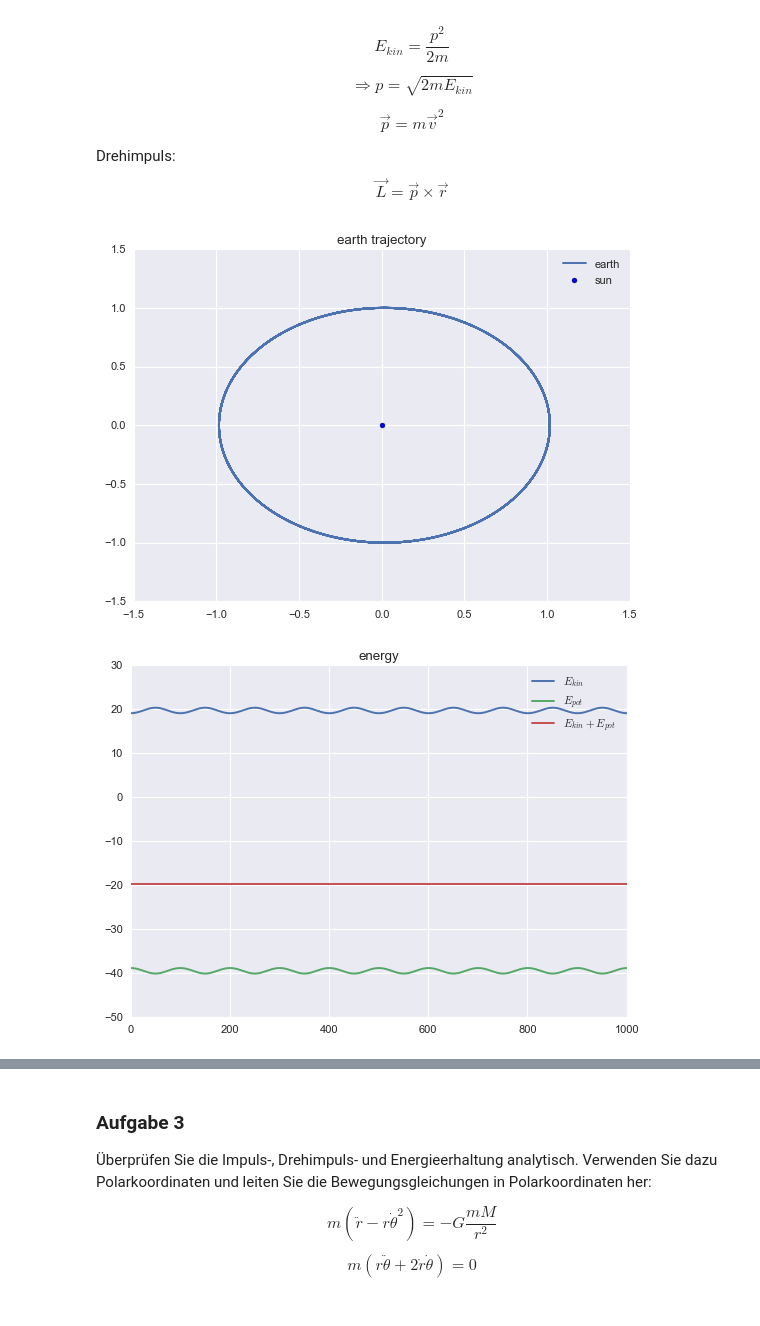
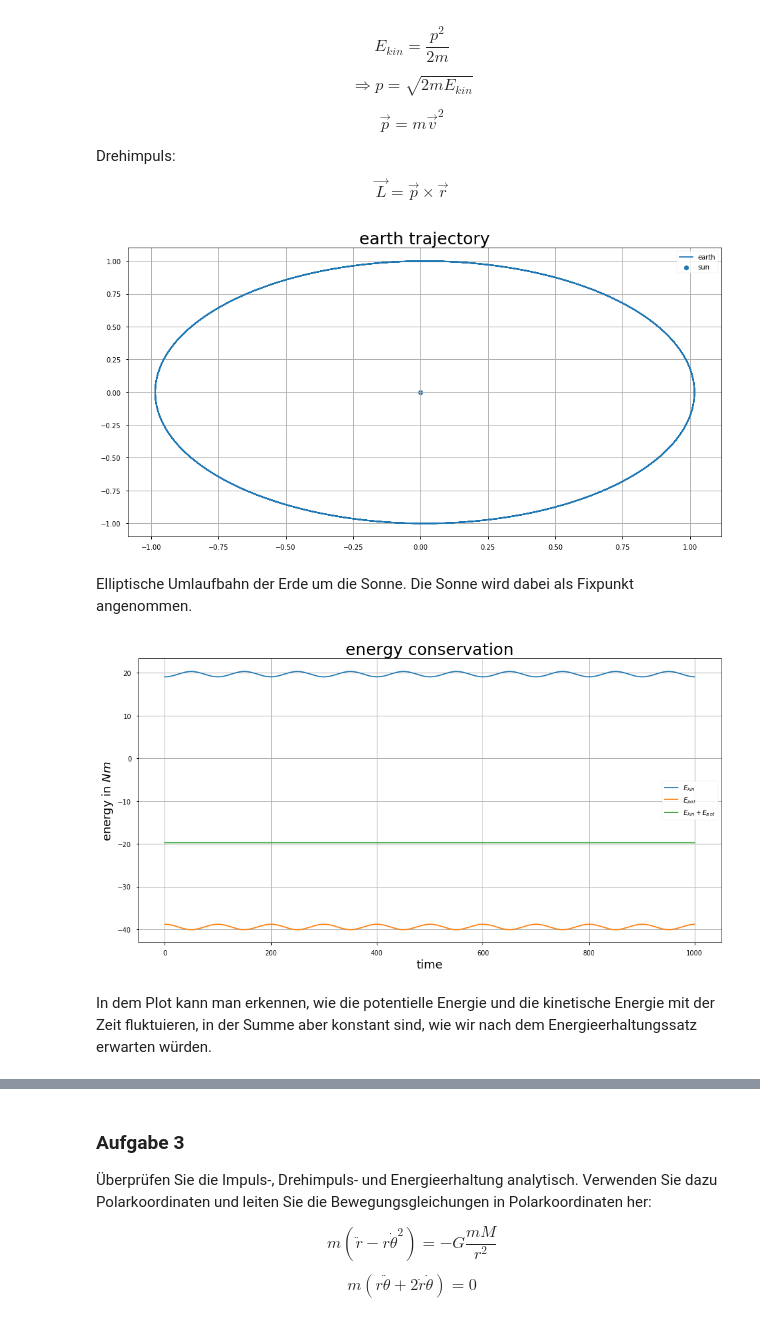
Before and after one commit to EkaterinaKasina/modellbildung_simulation, a Jupyter notebook: Blatt2/Abgabe2.ipynb, the cells around one changed output, grey strips where cells are left out. Cells and saved outputs as stored; diff of their text form; code cells hidden in the pictures.

```diff
--- a/Blatt2/Abgabe2.ipynb
+++ b/Blatt2/Abgabe2.ipynb
@@ -7,6 +7,8 @@ from pylab import polyfit
 import math
 #plt.style.use(['seaborn-talk', 'seaborn-ticks'])
 plt.style.use('seaborn-notebook')
+plt.rc('axes', titlesize=25)
+plt.rc('axes', labelsize=18)
 # %% [markdown]
 # Aufgaben zur Vorlesung Modellbildung und Simulation
 ## (Klassische Mechanik 2)
@@ -172,31 +177,42 @@ def trajectory_leapfrog(ode, r, v, t_start, t_end , h):
 # %%
 # initial x,y position for earth
 r = np.array([1.4960*10**11,0])
 v = np.array([0,29.8*10**2])
 
 #test coordinates
 r = np.array([1.017, 0.0])
 v = np.array([0.0, 6.179])
 
 t, h = 0.0, 0.01
 t_start = 0.
 t_end = 10
 sol, e_kin, e_pot, p, L = trajectory_leapfrog(earth, r, v, t_start, t_end, h)
 
+plt.figure(figsize=(16,8))
 plt.plot(sol[:,0],sol[:,1])
 plt.scatter(0,0)
 plt.legend(['earth','sun'])
 plt.title('earth trajectory')
+plt.grid(True)
+#plt.axis('off')
 plt.show()
 # %% [output]
-[figure, old version]
+[figure, new version]
+# %% [markdown]
+Elliptische Umlaufbahn der Erde um die Sonne. Die Sonne wird dabei als Fixpunkt angenommen.
 # %%
+plt.figure(figsize=(16,8))
 plt.plot(e_kin)
-plt.title('energy')
+plt.title('energy conservation')
+plt.xlabel('time')
+plt.ylabel('energy in $Nm$')
 plt.plot(e_pot)
 plt.plot(np.add(e_kin,e_pot))
 plt.legend([r'$E_{kin}$',r'$E_{pot}$',r'$E_{kin}+E_{pot}$'])
+plt.grid(True)
 plt.show()
 # %% [output]
-[figure, old version]
+[figure, new version]
+# %% [markdown]
+In dem Plot kann man erkennen, wie die potentielle Energie und die kinetische Energie mit der Zeit fluktuieren, in der Summe aber konstant sind, wie wir nach dem Energieerhaltungssatz erwarten würden.
 # %%
```
Also changed, not shown: parts of 20 cells of this notebook.
